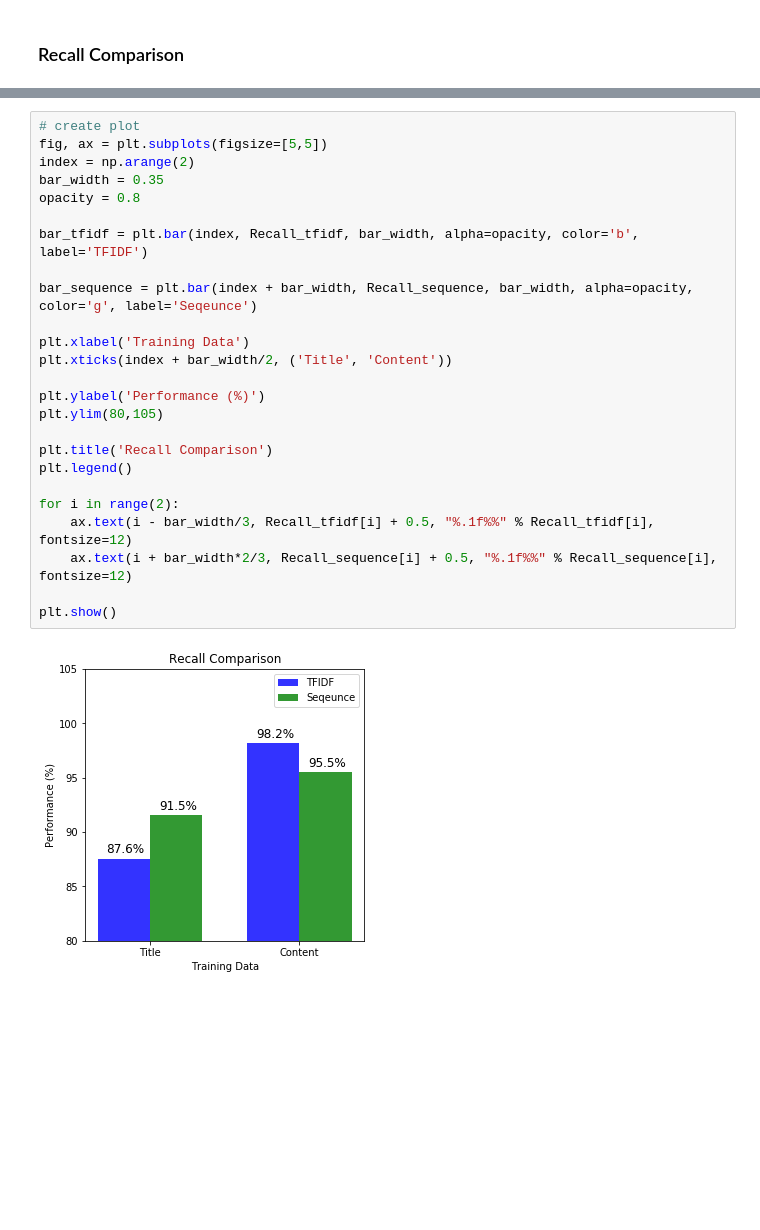
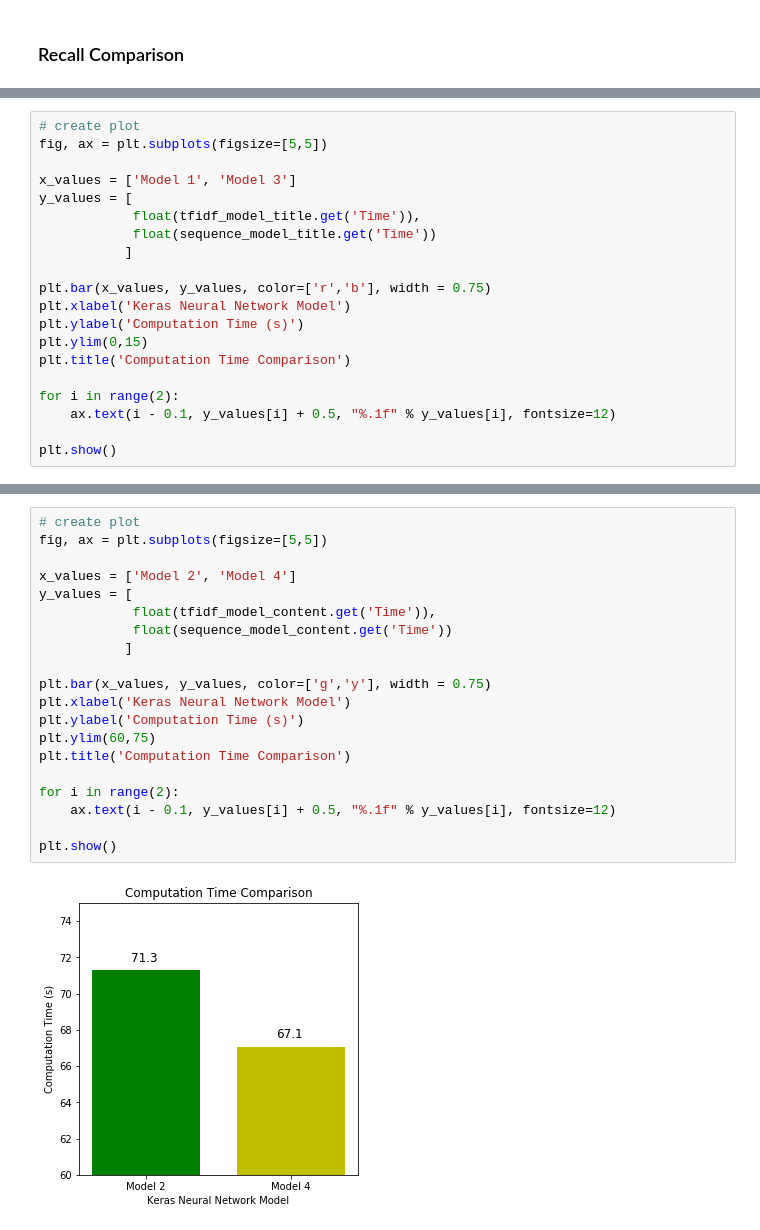
Before and after one commit to ShengHow95/tensorflow-fake-news-detection, a Jupyter notebook: Source Code/Fake News Comparison Report.ipynb, the cells around one changed output, grey strips where cells are left out. Cells and saved outputs as stored; diff of their text form; blank space fills up the shorter version.

Commit message:
Updated With Individual Vectorization Title and Content Source Code

```diff
--- a/Source Code/Fake News Comparison Report.ipynb
+++ b/Source Code/Fake News Comparison Report.ipynb
@@ -87,0 +125,20 @@ plt.show()
+# %%
+# create plot
+fig, ax = plt.subplots(figsize=[5,5])
+
+x_values = ['Model 1', 'Model 3']
+y_values = [
+            float(tfidf_model_title.get('Time')),
+            float(sequence_model_title.get('Time'))
+           ]
+
+plt.bar(x_values, y_values, color=['r','b'], width = 0.75)
+plt.xlabel('Keras Neural Network Model')
+plt.ylabel('Computation Time (s)')
+plt.ylim(0,15)
+plt.title('Computation Time Comparison')
+
+for i in range(2):
+    ax.text(i - 0.1, y_values[i] + 0.5, "%.1f" % y_values[i], fontsize=12)
+
+plt.show()
@@ -88,27 +147,22 @@ plt.show()
 # %%
 # create plot
 fig, ax = plt.subplots(figsize=[5,5])
-index = np.arange(2)
-bar_width = 0.35
-opacity = 0.8
 
-bar_tfidf = plt.bar(index, Recall_tfidf, bar_width, alpha=opacity, color='b', label='TFIDF')
+x_values = ['Model 2', 'Model 4']
+y_values = [
+            float(tfidf_model_content.get('Time')),
+            float(sequence_model_content.get('Time'))
+           ]
 
-bar_sequence = plt.bar(index + bar_width, Recall_sequence, bar_width, alpha=opacity, color='g', label='Seqeunce')
-
-plt.xlabel('Training Data')
-plt.xticks(index + bar_width/2, ('Title', 'Content'))
-
-plt.ylabel('Performance (%)')
-plt.ylim(80,105)
-
-plt.title('Recall Comparison')
-plt.legend()
+plt.bar(x_values, y_values, color=['g','y'], width = 0.75)
+plt.xlabel('Keras Neural Network Model')
+plt.ylabel('Computation Time (s)')
+plt.ylim(60,75)
+plt.title('Computation Time Comparison')
 
 for i in range(2):
-    ax.text(i - bar_width/3, Recall_tfidf[i] + 0.5, "%.1f%%" % Recall_tfidf[i], fontsize=12)
-    ax.text(i + bar_width*2/3, Recall_sequence[i] + 0.5, "%.1f%%" % Recall_sequence[i], fontsize=12)
+    ax.text(i - 0.1, y_values[i] + 0.5, "%.1f" % y_values[i], fontsize=12)
 
 plt.show()
 # %% [output]
-[figure, old version]
+[figure, new version]
```
Also changed, not shown: parts of 15 cells of this notebook, 8 other files.
